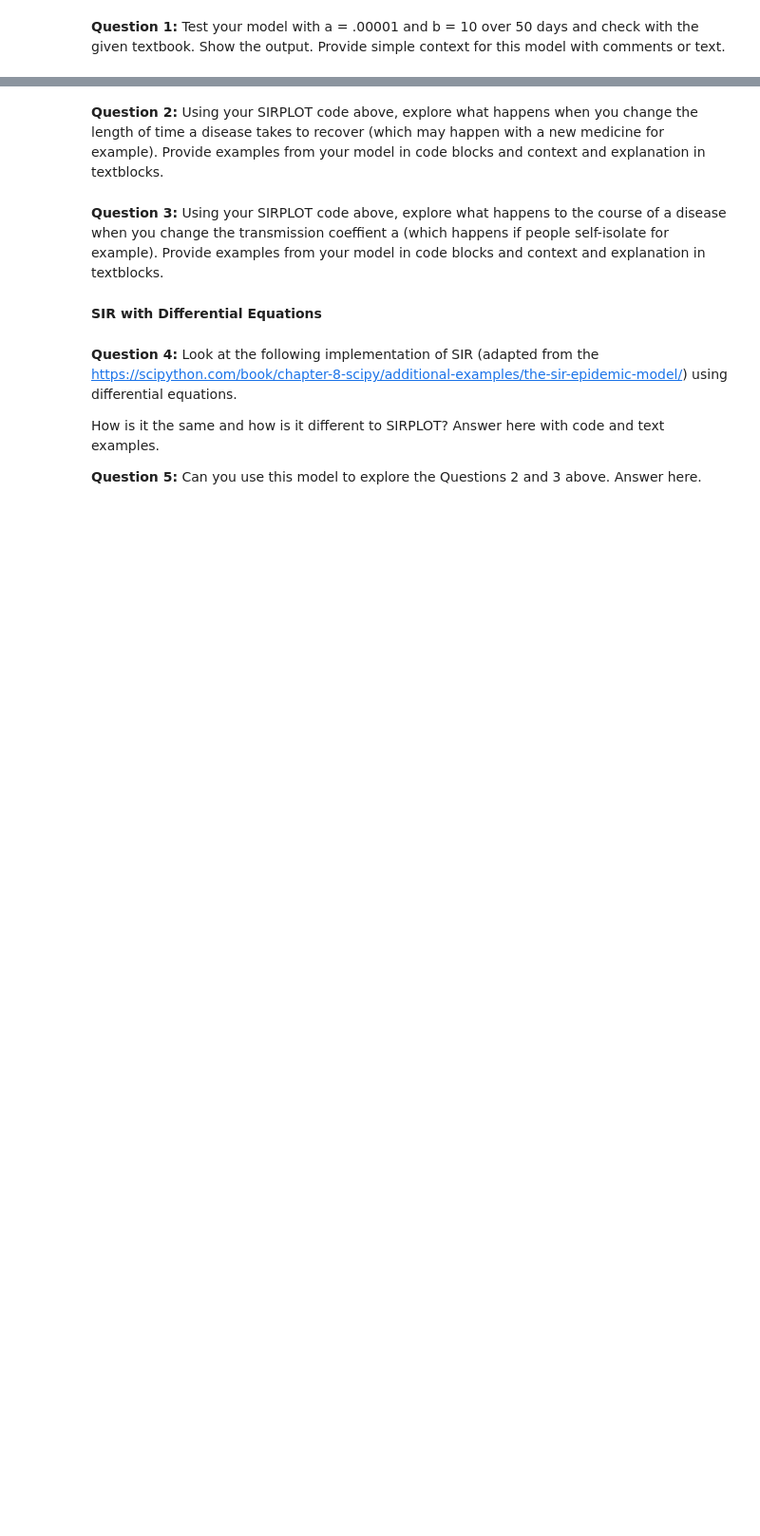
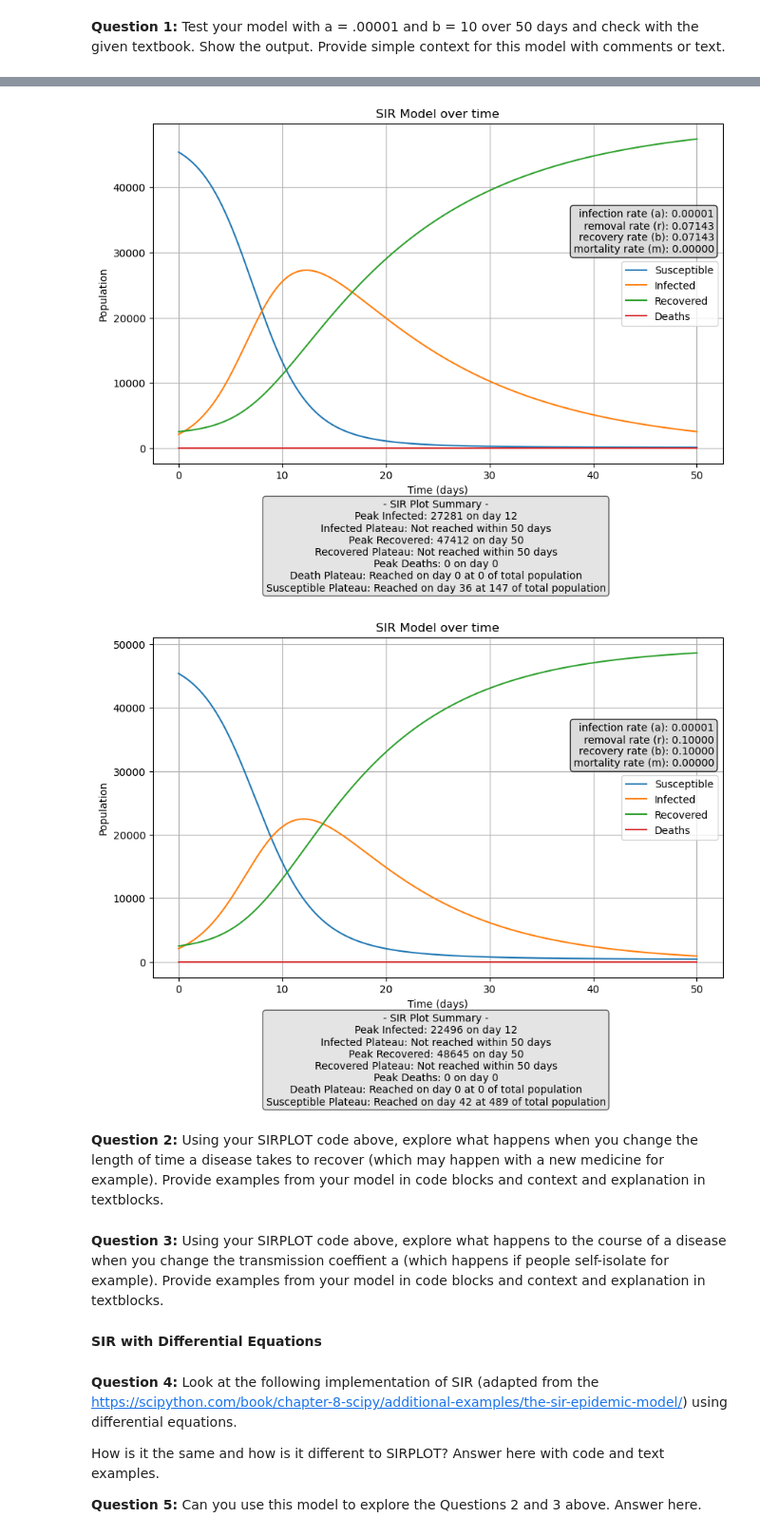
Before and after one commit to daniel-huyer/cu_csbp_2820, a Jupyter notebook: SIR/Project1-SIR.ipynb, the cells around one changed output, grey strips where cells are left out. Shown: that part at 95% size. Cells and saved outputs as stored; diff of their text form; code cells hidden in the pictures; blank space fills up the shorter version.

```diff
--- a/SIR/Project1-SIR.ipynb
+++ b/SIR/Project1-SIR.ipynb
@@ -136,3 +205,39 @@ TypeError: SIR() missing 6 required positional arguments: 't_final', 'step_scale
+# %%
+t_initial = 0                           # start day of model
+t_final = 50                           # end day of model
+
+# 10 represents the equivalent ratio of steps given in textbook
+step_scale = 10                         # 1 to X number to deterimine how many data points are taken between t_initial and t_final. 1 means same number of steps as days, so 1 to 1
+
+a = 0.00001                             # scaling factor, rate of people getting sick per contact
+B = 14                                  # coefficient for removal of Infected / B days
+total_pop = 50000                       # total Population
+mortality_risk = 0                      # percentage (in decimal form) of those that are infected that die
+I_init = 2100                           # infected on start day
+R_init = 2500                           # recovered on start day
+D_init = 0                              # deaths on start day
+output_path = "sir_output-1a.txt"       # path for data to write to
+SIR(t_initial, t_final, step_scale, a, B, total_pop, mortality_risk, I_init, R_init, D_init, output_path)
+
+
+t_initial = 0                           # start day of model
+t_final = 50                           # end day of model
+
+# 10 represents the equivalent ratio of steps given in textbook
+step_scale = 10                         # 1 to X number to deterimine how many data points are taken between t_initial and t_final. 1 means same number of steps as days, so 1 to 1
+
+a = 0.00001                             # scaling factor, rate of people getting sick per contact
+B = 10                                  # coefficient for removal of Infected / B days
+total_pop = 50000                       # total Population
+mortality_risk = 0                      # percentage (in decimal form) of those that are infected that die
+I_init = 2100                           # infected on start day
+R_init = 2500                           # recovered on start day
+D_init = 0                              # deaths on start day
+output_path = "sir_output-1b.txt"       # path for data to write to
+SIR(t_initial, t_final, step_scale, a, B, total_pop, mortality_risk, I_init, R_init, D_init, output_path)
+# %% [output]
+[figure, added]
+[figure, added]
 # %% [markdown]
 **Question 2:** Using your SIRPLOT code above, explore what happens when you change the length of time a disease takes to recover (which may happen with a new medicine for example). Provide examples from your model in code blocks and context and explanation in textblocks.
 # %% [markdown]
```
Also changed, not shown: parts of 4 cells of this notebook.
